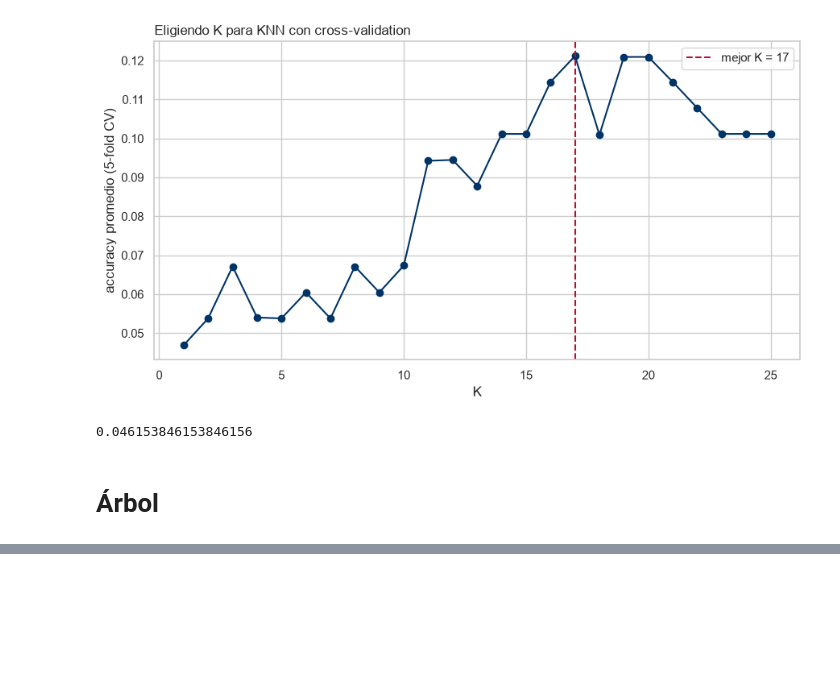
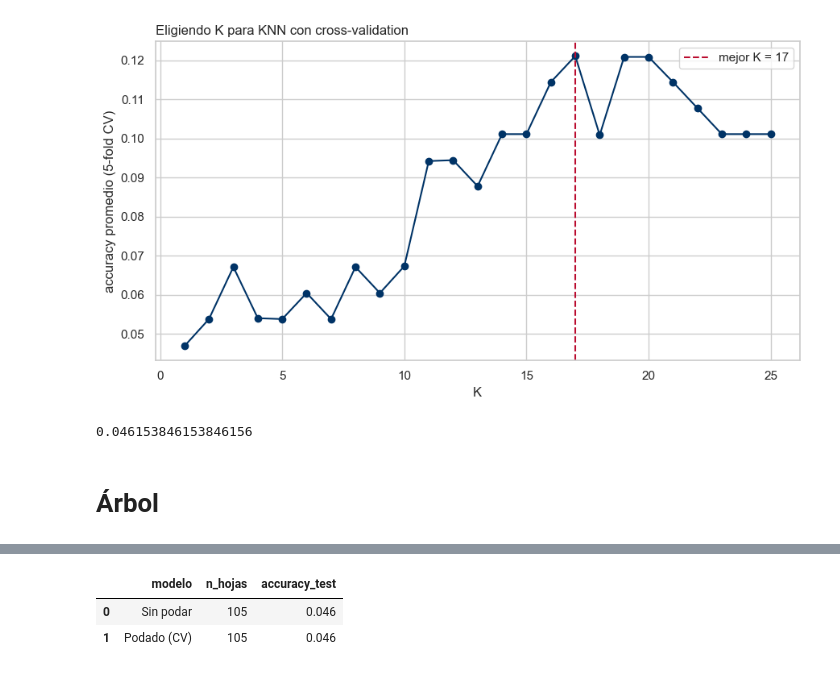
Before and after one commit to arantxavalenciaa/MarioKart_Classification_ML, a Jupyter notebook: model.ipynb, the cells around one changed output, grey strips where cells are left out. Saved outputs shown, nothing was run; the diff lists cells and outputs as text; code cells hidden in the pictures; blank space fills up the shorter version.

```diff
--- a/model.ipynb
+++ b/model.ipynb
@@ -165,0 +218,17 @@ print(accuracy_score(y_test, y_pred_knn))
+# %%
+arbol_podado = DecisionTreeClassifier(random_state=42, ccp_alpha=best_alpha).fit(X_train, y_train)
+arbol_sin_podar = DecisionTreeClassifier(random_state=42).fit(X_train, y_train)
+
+comparacion = pd.DataFrame({
+    "modelo": ["Sin podar", "Podado (CV)"],
+    "n_hojas": [arbol_sin_podar.get_n_leaves(), arbol_podado.get_n_leaves()],
+    "accuracy_test": [
+        accuracy_score(y_test, arbol_sin_podar.predict(X_test)),
+        accuracy_score(y_test, arbol_podado.predict(X_test)),
+    ],
+}).round(3)
+comparacion
+# %% [output]
+|  | modelo | n_hojas | accuracy_test |
+| 0 | Sin podar | 105 | 0.046 |
+| 1 | Podado (CV) | 105 | 0.046 |
```
Also changed, not shown: parts of 7 cells of this notebook.
